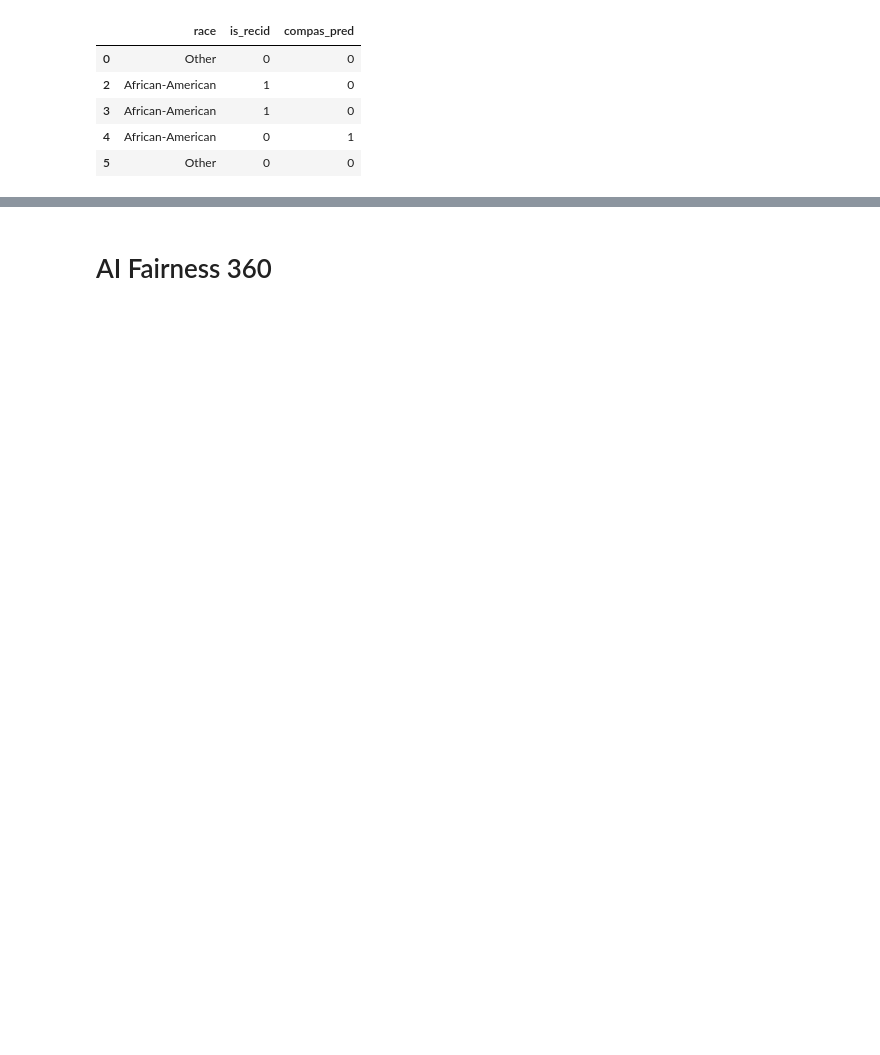
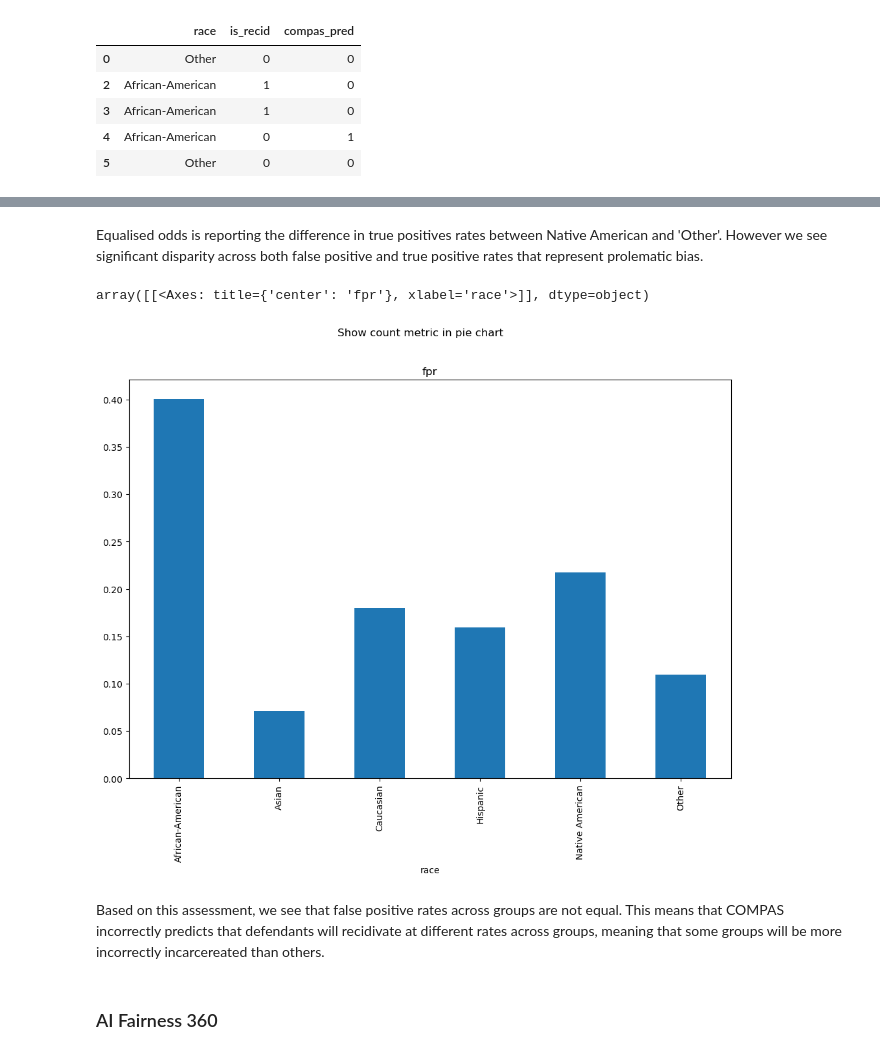
Before and after one commit to Innoccull/compas, a Jupyter notebook: compas analysis.ipynb, the cells around one changed output, grey strips where cells are left out. Drawn from its saved outputs; the diff is of its cells as text; code cells hidden in the pictures; blank space fills up the shorter version.

```diff
--- a/compas analysis.ipynb
+++ b/compas analysis.ipynb
@@ -203,2 +134,19 @@ fig[0][0].figure.savefig("filename.png")
+# %% [markdown]
+Equalised odds is reporting the difference in true positives rates between Native American and 'Other'. However we see significant disparity across both false positive and true positive rates that represent prolematic bias.
+# %%
+# Customize plots with kind (note that we are only plotting the "count" metric here because we are showing a pie chart)
+metric_frame.by_group[["fpr"]].plot(
+    kind="bar",
+    subplots=True,
+    layout=[1, 1],
+    legend=False,
+    figsize=[12, 8],
+    title="Show count metric in pie chart",
+)
+# %% [output]
+array([[<Axes: title={'center': 'fpr'}, xlabel='race'>]], dtype=object)
+[figure, added]
+# %% [markdown]
+Based on this assessment, we see that false positive rates across groups are not equal. This means that COMPAS incorrectly predicts that defendants will recidivate at different rates across groups, meaning that some groups will be more incorrectly incarcereated than others.
 # %% [markdown]
-# AI Fairness 360
+### AI Fairness 360
```
Also changed, not shown: parts of 35 cells of this notebook.
